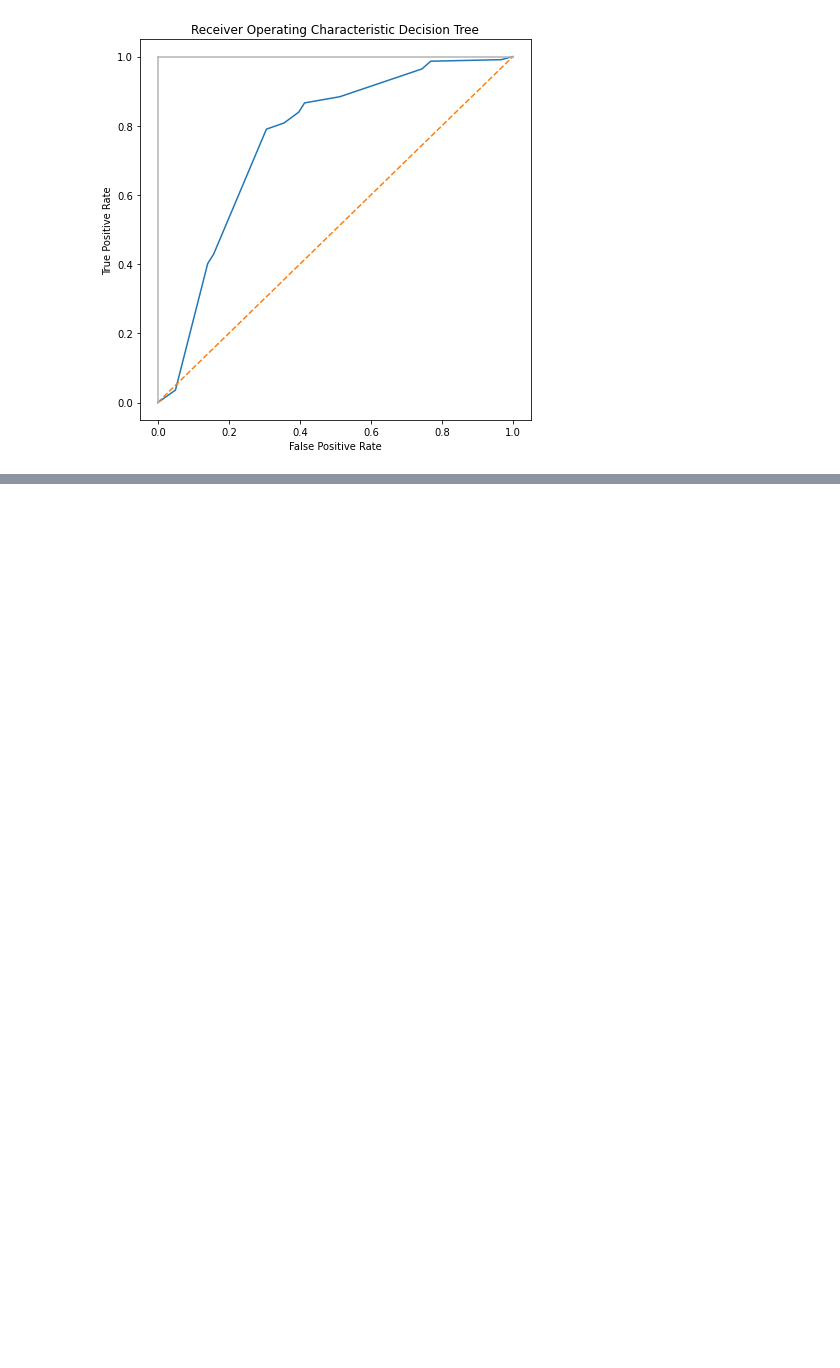
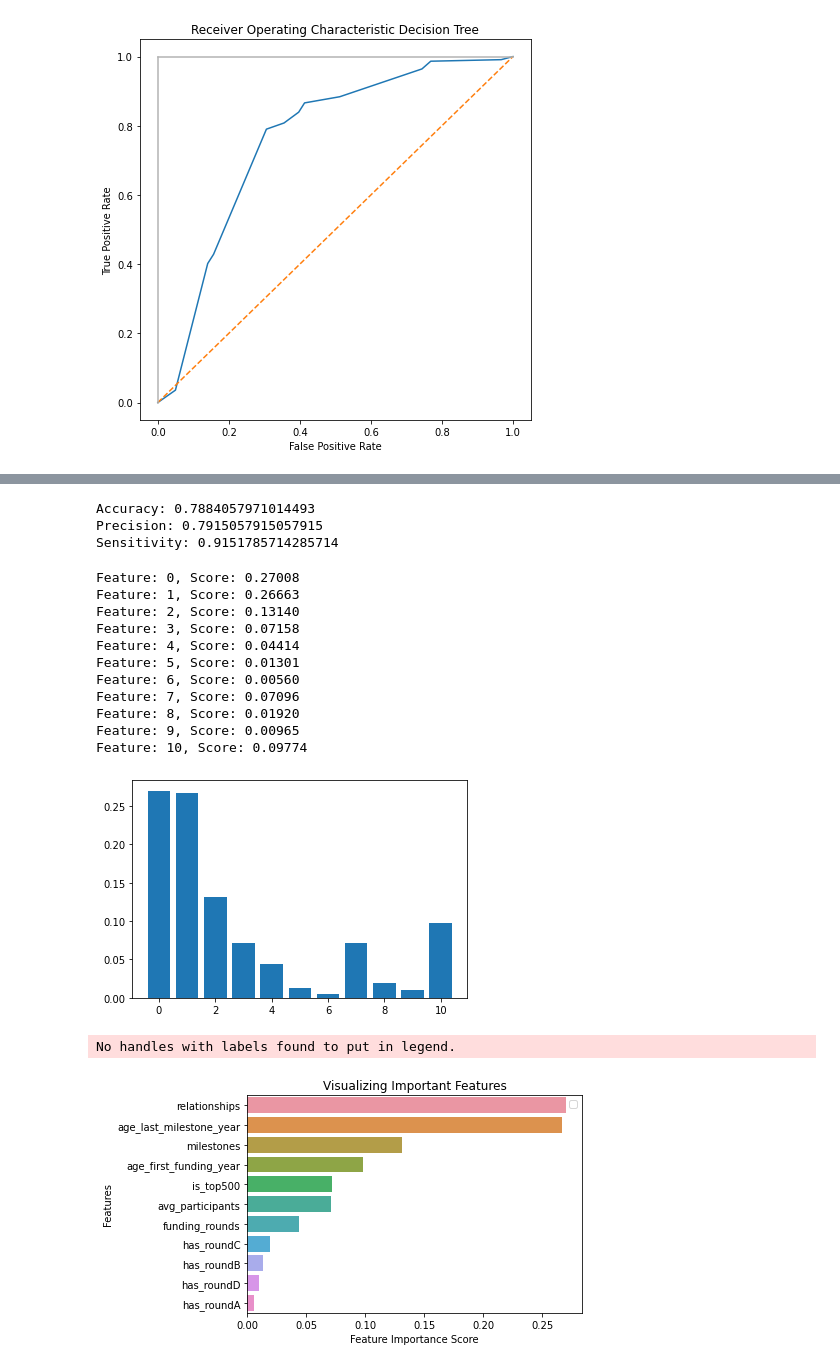
Before and after one commit to szeremetakasia/pythonProject2, a Jupyter notebook: Final Project.ipynb, the cells around one changed output, grey strips where cells are left out. Saved outputs shown, nothing was run; the diff lists cells and outputs as text; code cells hidden in the pictures; blank space fills up the shorter version.

```diff
--- a/Final Project.ipynb
+++ b/Final Project.ipynb
@@ -462,3 +461,48 @@ Index(['relationships', 'age_last_milestone_year', 'milestones', 'is_top500',
 Training accuracy on selected features: 0.843
 Testing accuracy on selected features: 0.788
 roc_auc_score for Random Forest2:  0.8146399055489963
+# %%
+print("Accuracy:",metrics.accuracy_score(y_test, y_test_pred))
+print("Precision:",metrics.precision_score(y_test, y_test_pred))
+print("Sensitivity:",metrics.recall_score(y_test, y_test_pred))
+# %% [output]
+Accuracy: 0.7884057971014493
+Precision: 0.7915057915057915
+Sensitivity: 0.9151785714285714
+# %%
+from matplotlib import pyplot
+importance = clf2.feature_importances_
+for i,v in enumerate(importance):
+	print('Feature: %0d, Score: %.5f' % (i,v))
+# plot feature importance
+pyplot.bar([x for x in range(len(importance))], importance)
+pyplot.show()
+
+feature_imp = pd.Series(clf2.feature_importances_,index=feature_names).sort_values(ascending=False)
+feature_imp
+
+import matplotlib.pyplot as plt
+%matplotlib inline
+# Creating a bar plot
+sn.barplot(x=feature_imp, y=feature_imp.index)
+# Add labels to your graph
+plt.xlabel('Feature Importance Score')
+plt.ylabel('Features')
+plt.title("Visualizing Important Features")
+plt.legend()
+plt.show()
+# %% [output]
+Feature: 0, Score: 0.27008
+Feature: 1, Score: 0.26663
+Feature: 2, Score: 0.13140
+Feature: 3, Score: 0.07158
+Feature: 4, Score: 0.04414
+Feature: 5, Score: 0.01301
+Feature: 6, Score: 0.00560
+Feature: 7, Score: 0.07096
+Feature: 8, Score: 0.01920
+Feature: 9, Score: 0.00965
+Feature: 10, Score: 0.09774
+[figure, added]
+No handles with labels found to put in legend.
+[figure, added]
```
Also changed, not shown: parts of 8 cells of this notebook.
